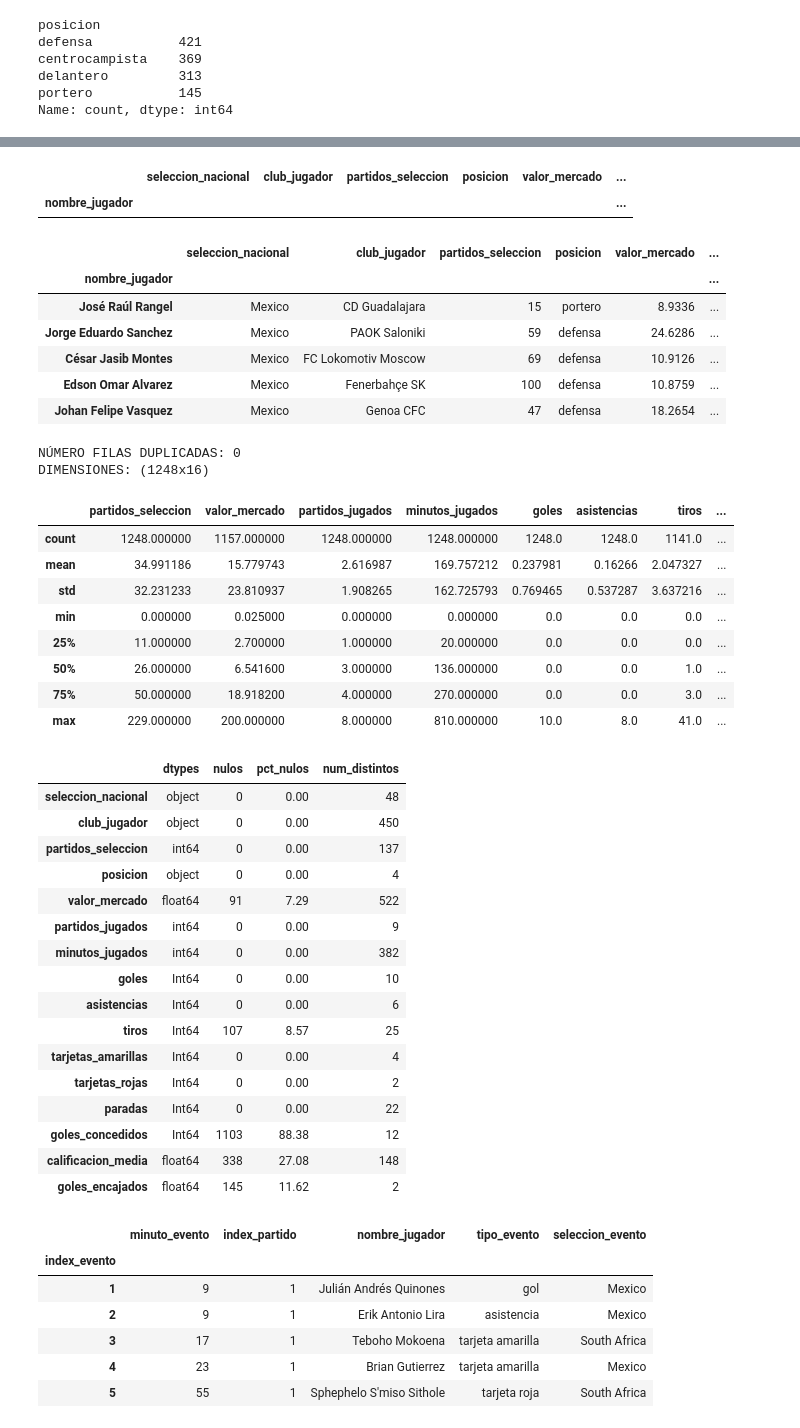
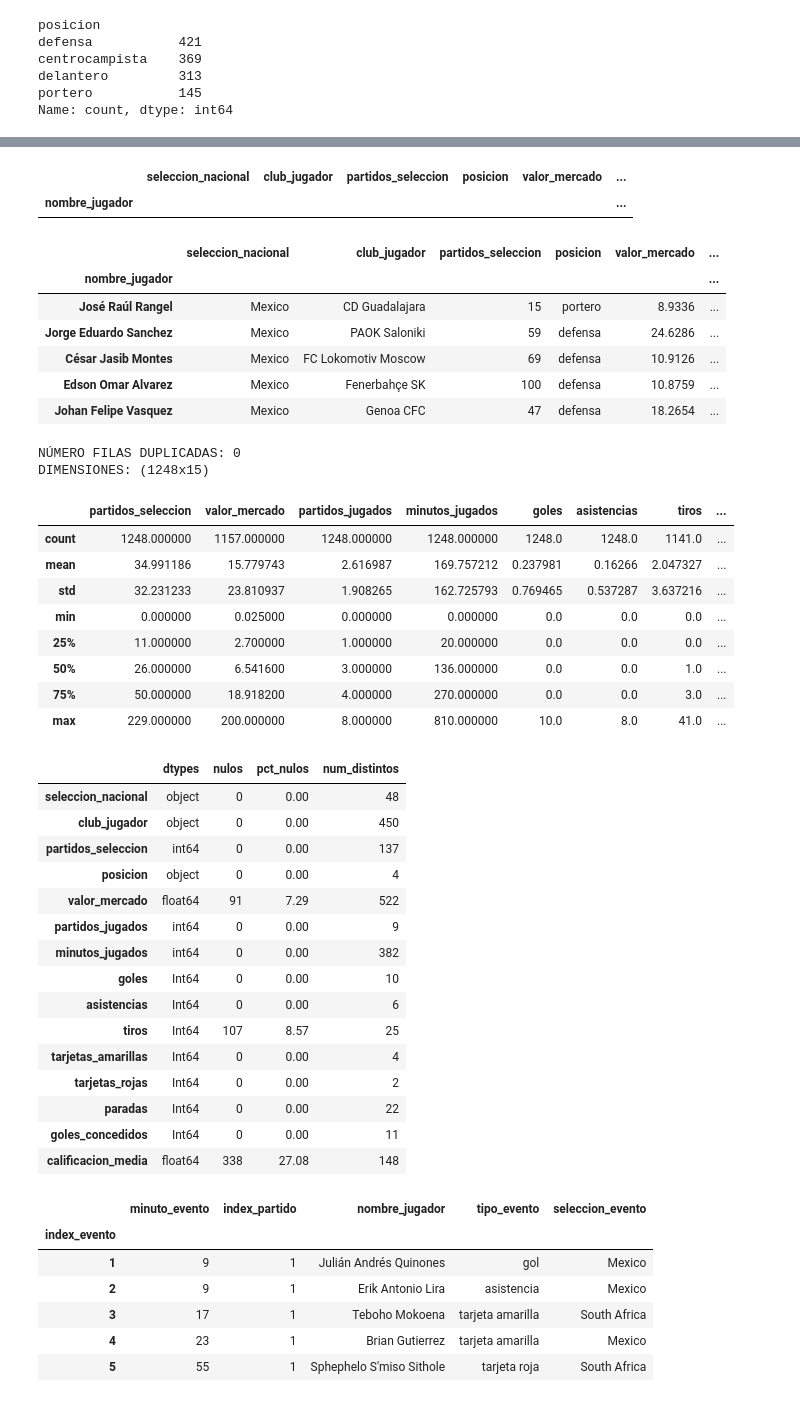
Before and after one commit to gonzalotorrentebelio/World-Cup-Spain, a Jupyter notebook: bloque1_notebook.ipynb, the cells around one changed output, grey strips where cells are left out. Saved outputs shown, nothing was run; the diff lists cells and outputs as text; code cells hidden in the pictures.

```diff
--- a/bloque1.ipynb
+++ b/bloque1_notebook.ipynb
@@ -1148,7 +1148,7 @@ for i in ["goles", "asistencias", "tiros", "tarjetas_amarillas", "tarjetas_rojas
 # Paradas y goles concedidos solo aplican a porteros: en el resto ponemos 0
 mascara_campo = jugadores["posicion"] != "portero"
 jugadores.loc[mascara_campo, "paradas"] = 0
-jugadores.loc[mascara_campo, "goles_encajados"] = 0
+jugadores.loc[mascara_campo, "goles_concedidos"] = 0
 
 # Calificación 0: son jugadores con 1-2 minutos sin valoración real -> nulo (se imputa en el aprtado 7)
 jugadores.loc[jugadores["calificacion_media"] == 0, "calificacion_media"] =np.nan
@@ -1158,8 +1158,7 @@ jugadores.loc[jugadores["valor_mercado"] == 0, "valor_mercado"] = np.nan
 
 # Incoherencia: jugadores con más goles que tiros (un gol exige al menos un tiro)
 mascara_tiros = jugadores["goles"] > jugadores["tiros"]
-jugadores.loc[mascara_tiros, "tiros"] = jugadores
-
+jugadores.loc[mascara_tiros, "tiros"] = jugadores.loc[mascara_tiros, "goles"]
 # Comprobaciones
 display(jugadores[jugadores.index.duplicated()])   # debe salir vacío
 display(resumen(jugadores))
@@ -1179,37 +1178,36 @@ display(resumen(jugadores))
 | nombre_jugador |  |  |  |  |  | ... |
 | José Raúl Rangel | Mexico | CD Guadalajara | 15 | portero | 8.9336 | ... |
 | Jorge Eduardo Sanchez | Mexico | PAOK Saloniki | 59 | defensa | 24.6286 | ... |
 | César Jasib Montes | Mexico | FC Lokomotiv Moscow | 69 | defensa | 10.9126 | ... |
 | Edson Omar Alvarez | Mexico | Fenerbahçe SK | 100 | defensa | 10.8759 | ... |
 | Johan Felipe Vasquez | Mexico | Genoa CFC | 47 | defensa | 18.2654 | ... |
 NÚMERO FILAS DUPLICADAS: 0
-DIMENSIONES: (1248x16)
+DIMENSIONES: (1248x15)
 |  | partidos_seleccion | valor_mercado | partidos_jugados | minutos_jugados | goles | asistencias | tiros | ... |
 | count | 1248.000000 | 1157.000000 | 1248.000000 | 1248.000000 | 1248.0 | 1248.0 | 1141.0 | ... |
 | mean | 34.991186 | 15.779743 | 2.616987 | 169.757212 | 0.237981 | 0.16266 | 2.047327 | ... |
 | std | 32.231233 | 23.810937 | 1.908265 | 162.725793 | 0.769465 | 0.537287 | 3.637216 | ... |
 | min | 0.000000 | 0.025000 | 0.000000 | 0.000000 | 0.0 | 0.0 | 0.0 | ... |
 | 25% | 11.000000 | 2.700000 | 1.000000 | 20.000000 | 0.0 | 0.0 | 0.0 | ... |
 | 50% | 26.000000 | 6.541600 | 3.000000 | 136.000000 | 0.0 | 0.0 | 1.0 | ... |
 | 75% | 50.000000 | 18.918200 | 4.000000 | 270.000000 | 0.0 | 0.0 | 3.0 | ... |
 | max | 229.000000 | 200.000000 | 8.000000 | 810.000000 | 10.0 | 8.0 | 41.0 | ... |
 |  | dtypes | nulos | pct_nulos | num_distintos |
 | seleccion_nacional | object | 0 | 0.00 | 48 |
 | club_jugador | object | 0 | 0.00 | 450 |
 | partidos_seleccion | int64 | 0 | 0.00 | 137 |
 | posicion | object | 0 | 0.00 | 4 |
 | valor_mercado | float64 | 91 | 7.29 | 522 |
 | partidos_jugados | int64 | 0 | 0.00 | 9 |
 | minutos_jugados | int64 | 0 | 0.00 | 382 |
 | goles | Int64 | 0 | 0.00 | 10 |
 | asistencias | Int64 | 0 | 0.00 | 6 |
 | tiros | Int64 | 107 | 8.57 | 25 |
 | tarjetas_amarillas | Int64 | 0 | 0.00 | 4 |
 | tarjetas_rojas | Int64 | 0 | 0.00 | 2 |
 | paradas | Int64 | 0 | 0.00 | 22 |
-| goles_concedidos | Int64 | 1103 | 88.38 | 12 |
+| goles_concedidos | Int64 | 0 | 0.00 | 11 |
 | calificacion_media | float64 | 338 | 27.08 | 148 |
-| goles_encajados | float64 | 145 | 11.62 | 2 |
 # %%
 #EVENTOS
 #Visualizamos datos
```
Also changed, not shown: parts of 3 cells of this notebook, 5 other files.
